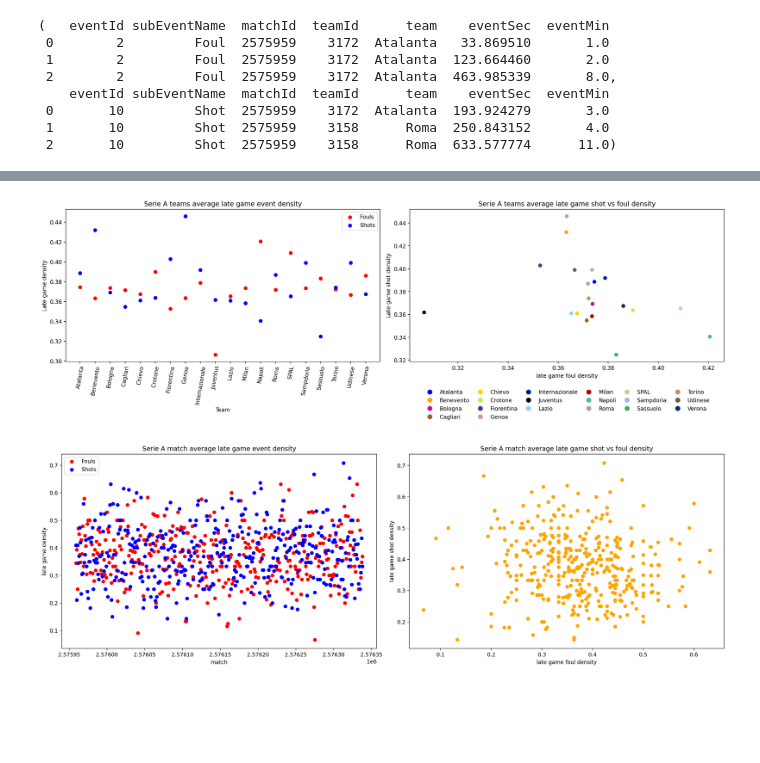
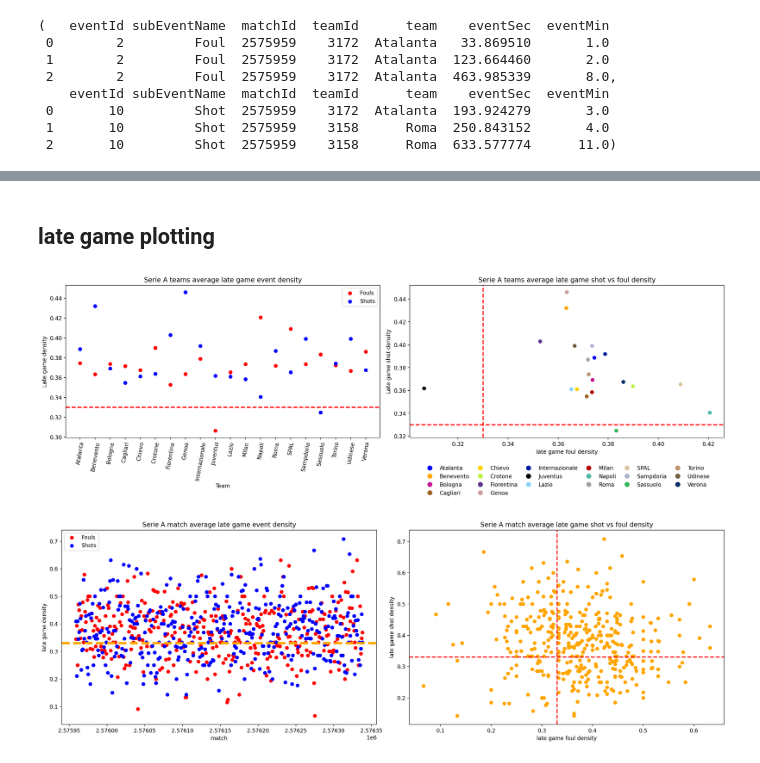
Before and after one commit to axndyg/sagb_inrto_project, a Jupyter notebook: Italy/italy_modeling.ipynb, the cells around one changed output, grey strips where cells are left out. Saved outputs shown, nothing was run; the diff lists cells and outputs as text; code cells hidden in the pictures; blank space fills up the shorter version.

Commit message:
graph early game event density and add threshold markers on graph

```diff
--- a/Italy/italy_modeling.ipynb
+++ b/Italy/italy_modeling.ipynb
@@ -42,6 +44,6 @@ italy_fouls.head(3), italy_shots.head(3)
 # %%
-def plt_by_team(tbl, metric, color, grid, n_axis):
-    team_events = tbl.groupby("team").apply(lambda x: compute_lg_density(x["eventMin"]), include_groups=False)
+def plt_by_team(tbl, metric, color, grid, n_axis, filter):
+    team_events = tbl.groupby("team").apply(lambda x: filter(x["eventMin"]), include_groups=False)
 
     teams = team_events.keys()
     events = team_events.values
@@ -54,18 +56,18 @@ def plt_by_team(tbl, metric, color, grid, n_axis):
 
     return scatter, teams
 
-def plt_by_match(tbl, metric, color,  grid, n_axis):
+def plt_by_match(tbl, metric, color,  grid, n_axis, portion):
 
     scatter = grid[n_axis].scatter(
         x=tbl["matchId"],
-        y=tbl[f'late game {metric} density'],
+        y=tbl[f'{portion} game {metric} density'],
         c=color
     )
     return scatter
 
-def plt_by_two(tbls, metrics, colors, grid, n_axis):
-    events_1 = tbls[0].groupby("team").apply(lambda x: compute_lg_density(x["eventMin"]), include_groups=False)
-    events_2 = tbls[1].groupby("team").apply(lambda x: compute_lg_density(x["eventMin"]), include_groups=False)
+def plt_by_two(tbls, metrics, colors, grid, n_axis, filter):
+    events_1 = tbls[0].groupby("team").apply(lambda x: filter(x["eventMin"]), include_groups=False)
+    events_2 = tbls[1].groupby("team").apply(lambda x: filter(x["eventMin"]), include_groups=False)
 
     teams = events_1.keys()
     event_1 = events_1.values
@@ -80,11 +82,11 @@ def plt_by_two(tbls, metrics, colors, grid, n_axis):
 
     return scatter
 
-def plt_by_match_two(tbl, metric, color,  grid, n_axis):
+def plt_by_match_two(tbl, metric, color,  grid, n_axis, portion):
 
     scatter = grid[n_axis].scatter(
-        x=tbl[0][f'late game {metric[0]} density'],
-        y=tbl[1][f'late game {metric[1]} density'],
+        x=tbl[0][f'{portion} game {metric[0]} density'],
+        y=tbl[1][f'{portion} game {metric[1]} density'],
         c=color
     )
     return scatter
@@ -93,3 +95,8 @@ def compute_lg_density(col):
     total = len(col)
     lg = len(list(filter(lambda x: x >= 60, col)))
     return lg / total
+
+def compute_eg_density(col):
+    total = len(col)
+    eg = len(list(filter(lambda x: x < 60, col)))
+    return eg / total
@@ -96,65 +176,70 @@ def compute_lg_density(col):
+# %% [markdown]
+## late game plotting
 # %%
-import numpy as np
-
 f_width = 18
 f_height = 6
 fig, axes = plt.subplots(ncols=2, figsize=(f_width, f_height), dpi=200)
 
-fouls_by_team, teams = plt_by_team(italy_fouls, "foul", "red", axes, 0)
-shots_by_team, teams = plt_by_team(italy_shots, "shot", "blue", axes, 0)
+lg_fouls_by_team, teams = plt_by_team(italy_fouls, "foul", "red", axes, 0, compute_lg_density)
+lg_shots_by_team, teams = plt_by_team(italy_shots, "shot", "blue", axes, 0, compute_lg_density)
 
 axes[0].set_title("Serie A teams average late game event density")
 axes[0].set_xlabel("Team")
 axes[0].set_ylabel("Late game density")
 axes[0].set_xticklabels(axes[0].get_xticklabels(), rotation=80)
-axes[0].legend([fouls_by_team, shots_by_team], ['Fouls', 'Shots'])
+axes[0].legend([lg_fouls_by_team, lg_shots_by_team], ['Fouls', 'Shots'])
+axes[0].axhline(y=0.33, color='red', linestyle='--', linewidth=2)
 
 team_colors = ["blue", "orange", "#c41690", "#9A6324", "#fcd501", "#bfef45", "#5b328c", "#cc9d9d", "#001da0", "black", "#8ad2f6", "#B30606", "#4fb8a6", "#a2a4a6", "#dac6a1", "#abb4d0", "#34b55b", "#bf936b", "#6e5b3b", "#052c65"]
-event_by_team = plt_by_two([italy_fouls, italy_shots], ["foul", "shot"], team_colors, axes, 1)
+lg_event_by_team = plt_by_two([italy_fouls, italy_shots], ["foul", "shot"], team_colors, axes, 1, compute_lg_density)
 
 axes[1].set_title("Serie A teams average late game shot vs foul density")
 axes[1].set_xlabel("late game foul density")
 axes[1].set_ylabel("Late game shot density")
+axes[1].axvline(x=0.33, color='red', linestyle='--', linewidth=2)
+axes[1].axhline(y=0.33, color='red', linestyle='--', linewidth=2)
 # Create legend handles
 legend_elements = [plt.Line2D([0], [0], marker='o', color='w', label=team,
                    markerfacecolor=color, markersize=10)
                    for team, color in zip(teams, team_colors)]
 
 # Add the legend with all teams
 axes[1].legend(handles=legend_elements,
                loc='upper center',
                bbox_to_anchor=(0.5, -0.15),
                ncol=6,
                columnspacing=1,
                frameon=False)
 
-
 plt.tight_layout()
 plt.savefig("gen_graphics/lge_by_team.pdf")
 plt.show()
 # %% [output]
-[figure, old version]
+[figure, new version]
 # %%
 f_width = 18
 f_height = 6
 fig, axes = plt.subplots(ncols=2, figsize=(f_width, f_height), dpi=200)
 
-fouls_by_match = plt_by_match(italy_fbm, "foul", "red", axes, 0)
-shots_by_match = plt_by_match(italy_sbm, "shot", "blue", axes, 0)
+lg_fouls_by_match = plt_by_match(italy_fbm, "foul", "red", axes, 0, "late")
+lg_shots_by_match = plt_by_match(italy_sbm, "shot", "blue", axes, 0, "late")
 
 axes[0].set_title("Serie A match average late game event density")
 axes[0].set_xlabel("match")
 axes[0].set_ylabel("late game density")
-axes[0].legend([fouls_by_match, shots_by_match], ['Fouls', 'Shots'])
+axes[0].legend([lg_fouls_by_match, lg_shots_by_match], ['Fouls', 'Shots'])
+axes[0].axhline(y=0.33, color='orange', linestyle='--', linewidth=4)
 
-event_by_match = plt_by_match_two([italy_fbm, italy_sbm], ["foul", "shot"], "orange", axes, 1)
+lg_event_by_match = plt_by_match_two([italy_fbm, italy_sbm], ["foul", "shot"], "orange", axes, 1, "late")
 
 axes[1].set_title("Serie A match average late game shot vs foul density")
 axes[1].set_xlabel("late game foul density")
 axes[1].set_ylabel("late game shot density")
+axes[1].axvline(x=0.33, color='red', linestyle='--', linewidth=2)
+axes[1].axhline(y=0.33, color='red', linestyle='--', linewidth=2)
 
 plt.tight_layout()
 plt.savefig("gen_graphics/lge_by_match.pdf")
 plt.show()
 # %% [output]
-[figure, old version]
+[figure, new version]
```
Also changed, not shown: parts of 4 cells of this notebook, 8 other files.
